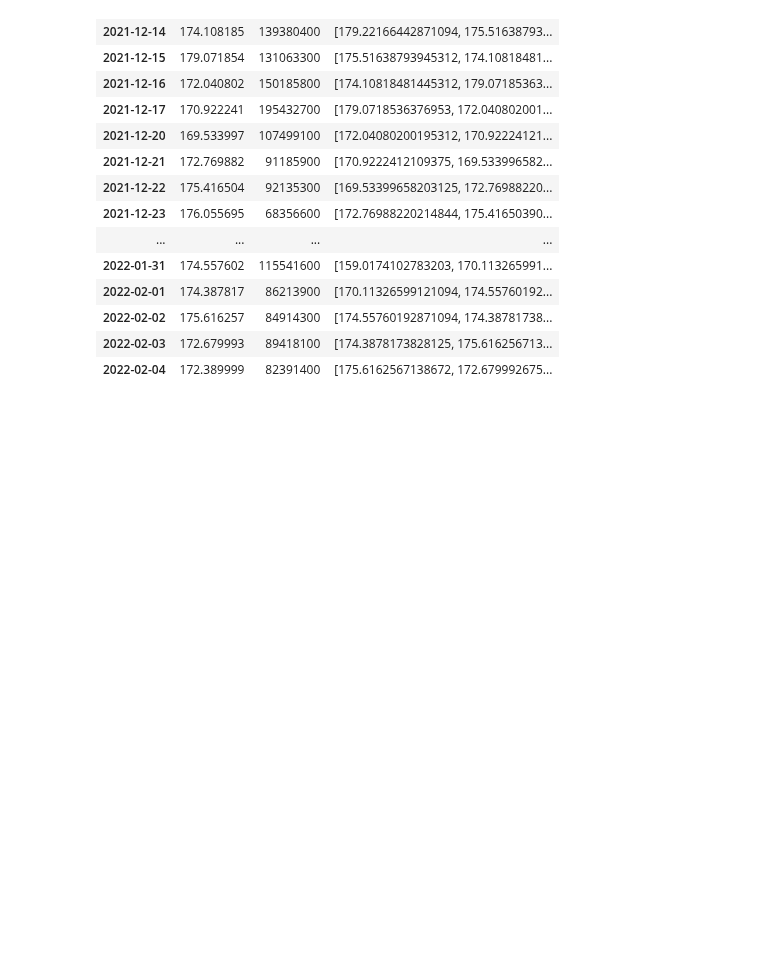
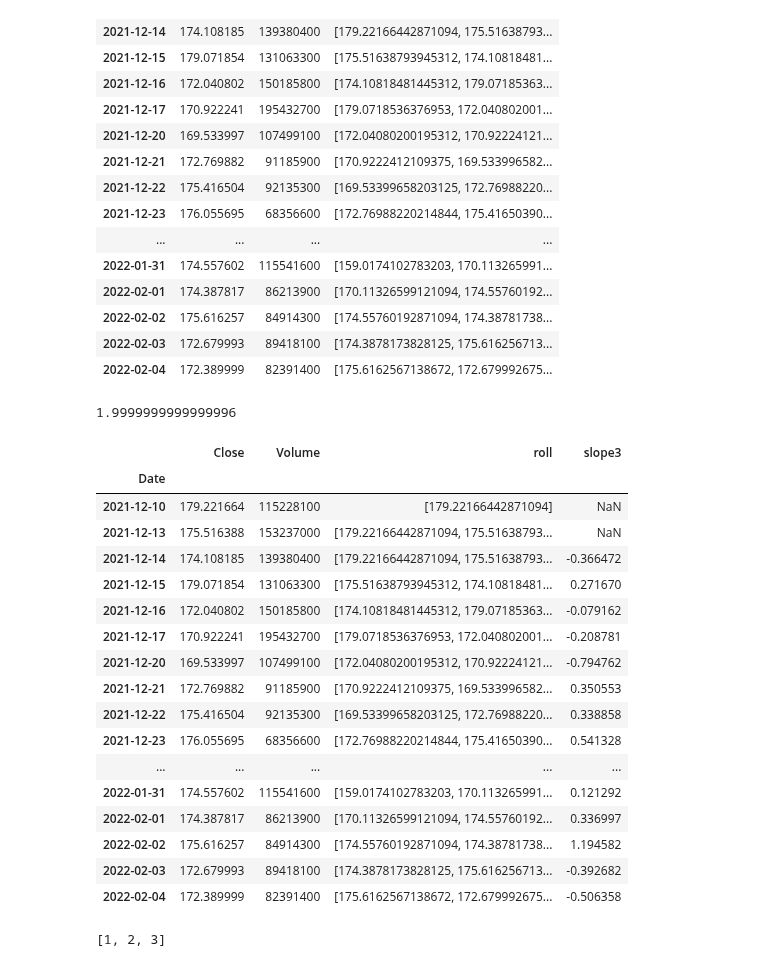
Before and after one commit to yuchild/next_n_day_stock_prediction_simple, a Jupyter notebook: slopes.ipynb, the cells around one changed output. Cells and saved outputs as stored; diff of their text form; code cells hidden in the pictures; blank space fills up the shorter version.

```diff
--- a/slopes.ipynb
+++ b/slopes.ipynb
@@ -73,3 +73,40 @@ df_sample
 | 2022-02-02 | 175.616257 | 84914300 | [174.55760192871094, 174.38781738... |
 | 2022-02-03 | 172.679993 | 89418100 | [174.3878173828125, 175.616256713... |
 | 2022-02-04 | 172.389999 | 82391400 | [175.6162567138672, 172.679992675... |
+# %%
+x = [1, 2, 3]
+y = [2, 4, 6]
+slope = np.polyfit(x,y,1)[0]
+slope
+# %% [output]
+1.9999999999999996
+# %%
+def slope3(x, y):
+    return np.polyfit(x, y, 1)[0]
+# %%
+df_sample['slope3'] = df_sample.iloc[2:].apply(lambda x: slope3(x.roll, [1, 2, 3]), axis=1)
+# %%
+df_sample
+# %% [output]
+|  | Close | Volume | roll | slope3 |
+| Date |  |  |  |  |
+| 2021-12-10 | 179.221664 | 115228100 | [179.22166442871094] | NaN |
+| 2021-12-13 | 175.516388 | 153237000 | [179.22166442871094, 175.51638793... | NaN |
+| 2021-12-14 | 174.108185 | 139380400 | [179.22166442871094, 175.51638793... | -0.366472 |
+| 2021-12-15 | 179.071854 | 131063300 | [175.51638793945312, 174.10818481... | 0.271670 |
+| 2021-12-16 | 172.040802 | 150185800 | [174.10818481445312, 179.07185363... | -0.079162 |
+| 2021-12-17 | 170.922241 | 195432700 | [179.0718536376953, 172.040802001... | -0.208781 |
+| 2021-12-20 | 169.533997 | 107499100 | [172.04080200195312, 170.92224121... | -0.794762 |
+| 2021-12-21 | 172.769882 | 91185900 | [170.9222412109375, 169.533996582... | 0.350553 |
+| 2021-12-22 | 175.416504 | 92135300 | [169.53399658203125, 172.76988220... | 0.338858 |
+| 2021-12-23 | 176.055695 | 68356600 | [172.76988220214844, 175.41650390... | 0.541328 |
+| ... | ... | ... | ... | ... |
+| 2022-01-31 | 174.557602 | 115541600 | [159.0174102783203, 170.113265991... | 0.121292 |
+| 2022-02-01 | 174.387817 | 86213900 | [170.11326599121094, 174.55760192... | 0.336997 |
+| 2022-02-02 | 175.616257 | 84914300 | [174.55760192871094, 174.38781738... | 1.194582 |
+| 2022-02-03 | 172.679993 | 89418100 | [174.3878173828125, 175.616256713... | -0.392682 |
+| 2022-02-04 | 172.389999 | 82391400 | [175.6162567138672, 172.679992675... | -0.506358 |
+# %%
+[x for x in range(1, 4)]
+# %% [output]
+[1, 2, 3]
```
Also changed, not shown: parts of 1 cell of this notebook, 30 other files.
